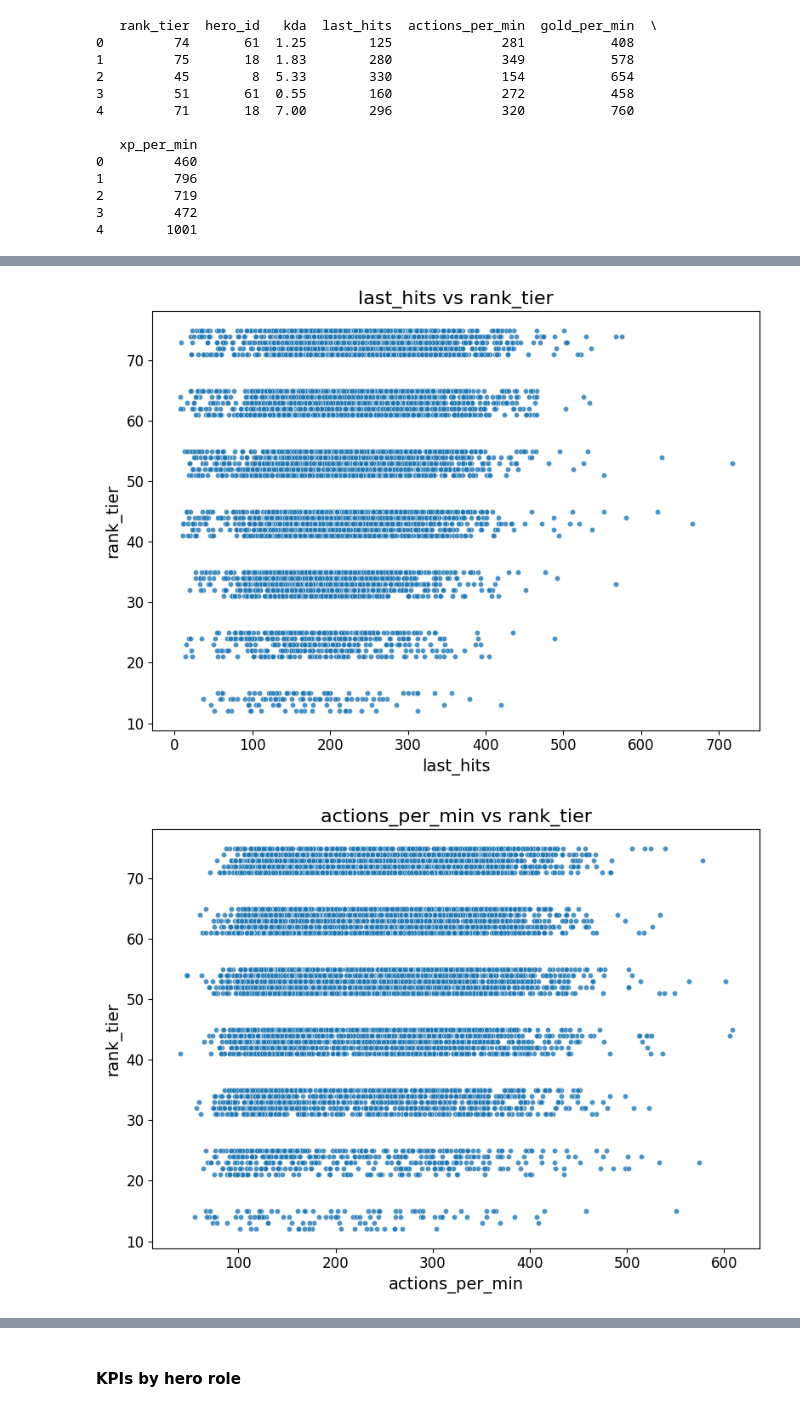
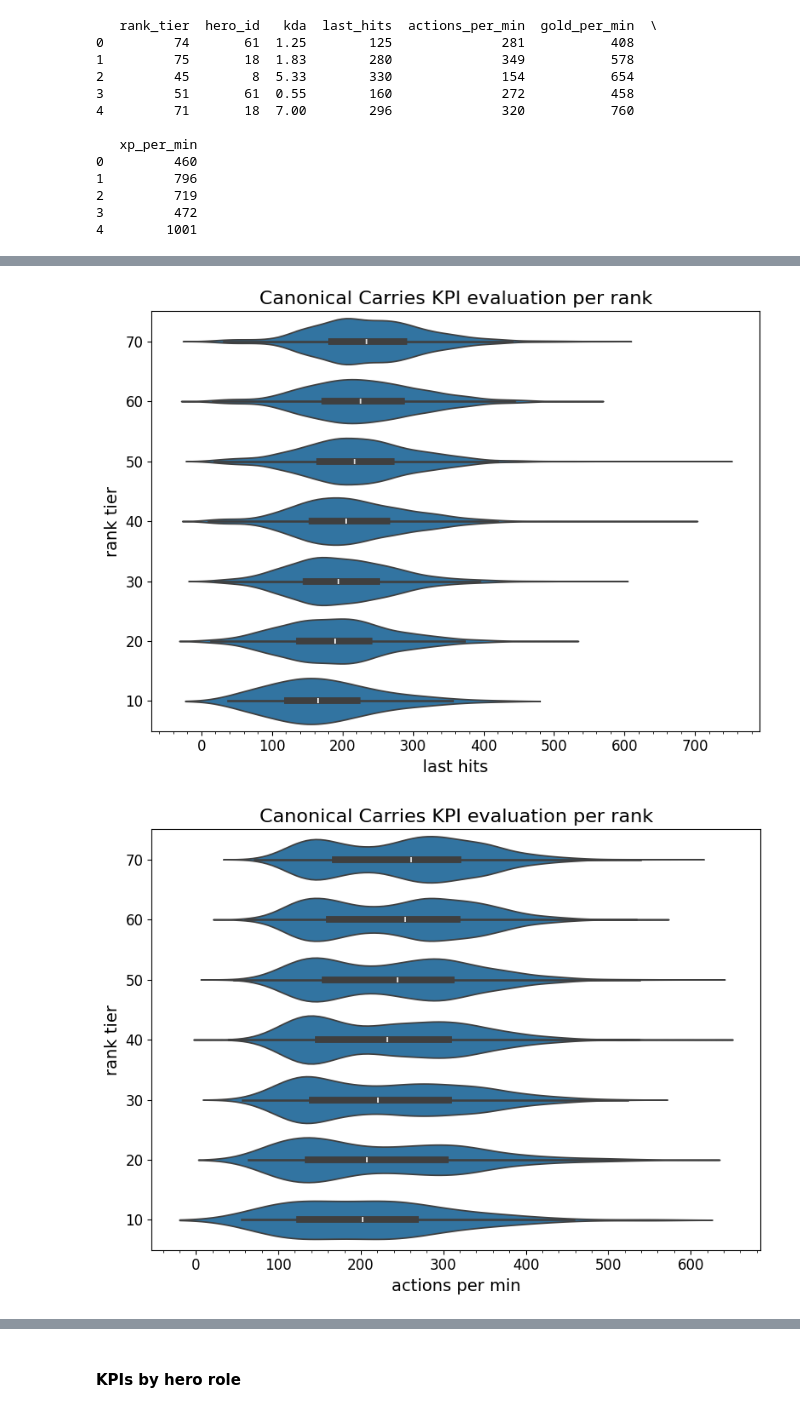
Before and after one commit to batukav/mmr-predictor, a Jupyter notebook: src/initial_features_exploration.ipynb, the cells around one changed output, grey strips where cells are left out. Drawn from its saved outputs; the diff is of its cells as text; code cells hidden in the pictures.

Commit message:
update eda plots, improve ticks and descr

```diff
--- a/src/initial_features_exploration.ipynb
+++ b/src/initial_features_exploration.ipynb
@@ -499,5 +505,9 @@ plt.show()
 # This is without rank tiers 0 and 80 !
 df_any = dapi.get_kpis_by_role(col, dapi.Role.ANY)
 df_cc = dapi.get_kpis_by_role(col, dapi.Role.CANONICAL_CARRY)
+
+# Replace all underscores in the column names with a whitespace for plotting
+df_cc.columns = df_cc.columns.str.replace('_', ' ')
+df_any.columns = df_any.columns.str.replace('_', ' ')
 # %% [output]
 collected 65588 rows
@@ -538,0 +579,2 @@ print(df_cc.head())
+# %%
+df_cc["rank tier"] = ((df_cc["rank tier"] // 10)*10).astype("category")
@@ -539,23 +597,30 @@ print(df_cc.head())
 # %%
-
 # Target variable (first column)
 target_var = df_cc.columns[0]
 predictor_vars = df_cc.columns[2:]  # Remaining columns as features
 
-# Generate a separate scatter plot for each feature
+# Generate a separate violin plot for each feature
 for idx, predictor in enumerate(predictor_vars):
     plt.figure(figsize=(8, 6))  # Create a new figure for each plot
-    sns.scatterplot(
+    plt.title(f"Canonical Carries KPI evaluation per rank", fontsize=16)
+    plt.xlabel(predictor, fontsize=14)
+    plt.ylabel(target_var, fontsize=14)
+
+    # sns.boxplot alternatively
+    ax = sns.violinplot(
         x=df_cc[predictor],
         y=df_cc[target_var],
-        s=20,
-        alpha=0.8
+        orient="h",
     )
-    plt.title(f"{predictor} vs {target_var}", fontsize=16)
-    plt.xlabel(predictor, fontsize=14)
-    plt.ylabel(target_var, fontsize=14)
-    plt.tick_params(axis='both', which='major', labelsize=12)
+
+    ax.invert_yaxis()
+
+    plt.yticks()
+    plt.gca().tick_params(axis='both', which='major', labelsize=12)
+    plt.gca().tick_params(axis='y', which='minor', left=False)
+    plt.minorticks_on()
+
     plt.tight_layout()
-    plt.savefig(os.path.join(plots_out_dir, f"features_scatter_0{idx}.png"))
+    plt.savefig(os.path.join(plots_out_dir, f"features_violin_0{idx}_{predictor}.png".replace(' ', '_')))
     plt.show()
 # %% [output]
@@ -563,2 +628,2 @@ for idx, predictor in enumerate(predictor_vars):
-[figure, old version]
+[figure, new version]
-[figure, old version]
+[figure, new version]
```
Also changed, not shown: parts of 8 cells of this notebook, 18 other files.
